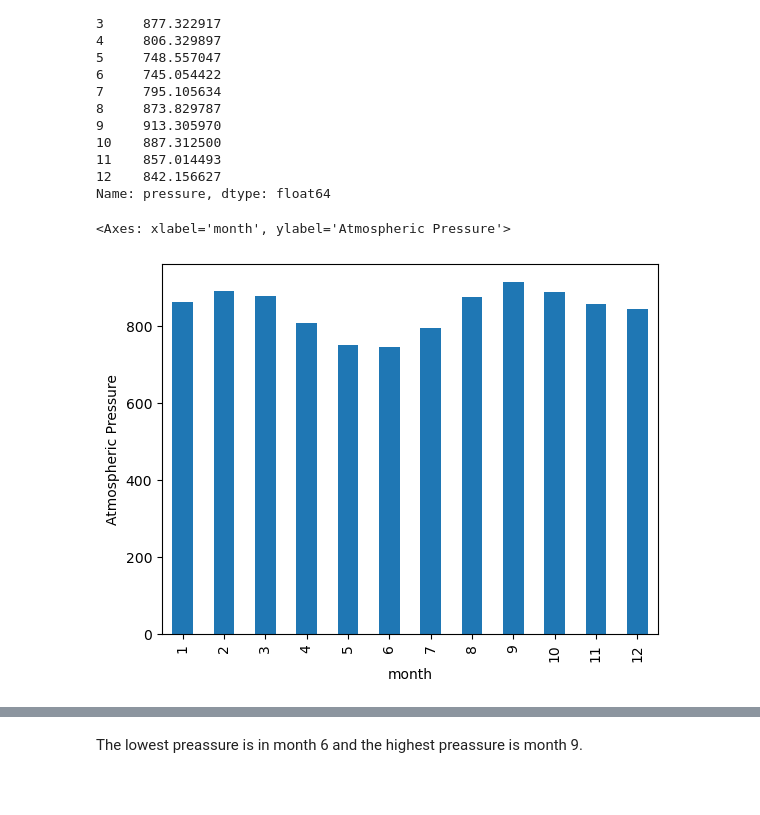
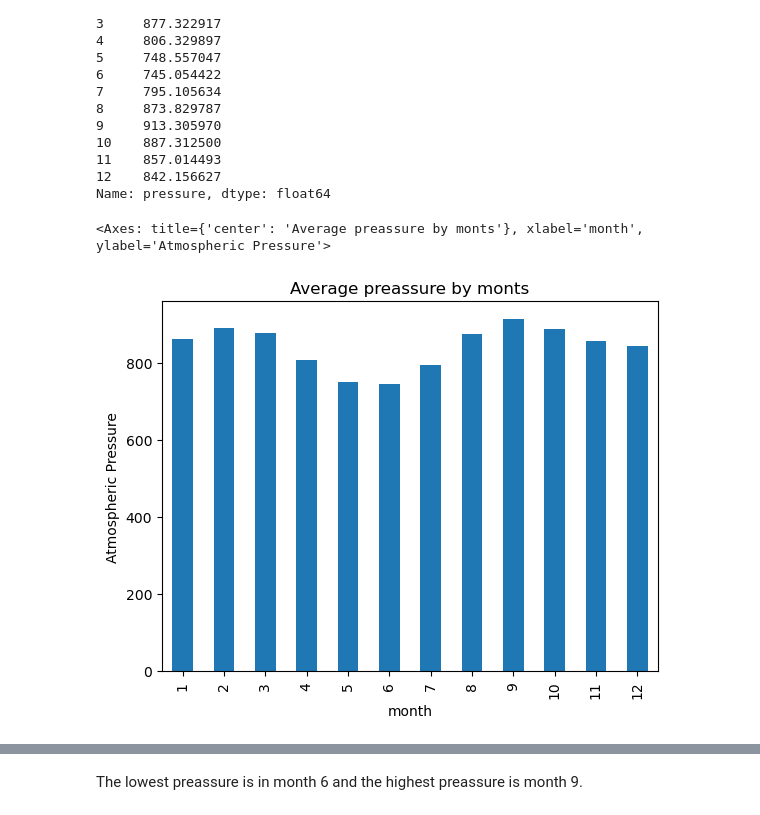
Before and after one commit to ViolettaAntonova/web_scraping, a Jupyter notebook: part_2_mars_weather.ipynb, the cells around one changed output, grey strips where cells are left out. Cells and saved outputs as stored; diff of their text form; code cells hidden in the pictures; blank space fills up the shorter version.

```diff
--- a/part_2_mars_weather.ipynb
+++ b/part_2_mars_weather.ipynb
@@ -212,10 +201,10 @@ month
 Name: pressure, dtype: float64
 # %%
 # Plot the average pressure by month
-pressure.plot(kind = "bar", xlabel = "month", ylabel = "Atmospheric Pressure")
+pressure.plot(kind = "bar", xlabel = "month", ylabel = "Atmospheric Pressure", title = "Average preassure by monts")
 # %% [output]
-<Axes: xlabel='month', ylabel='Atmospheric Pressure'>
+<Axes: title={'center': 'Average preassure by monts'}, xlabel='month', ylabel='Atmospheric Pressure'>
-[figure, old version]
+[figure, new version]
 # %%
 # Plot the average pressure by month sorted
 sorted_pressure = pressure.sort_values()
```
Also changed, not shown: parts of 9 cells of this notebook, 1 other file.
